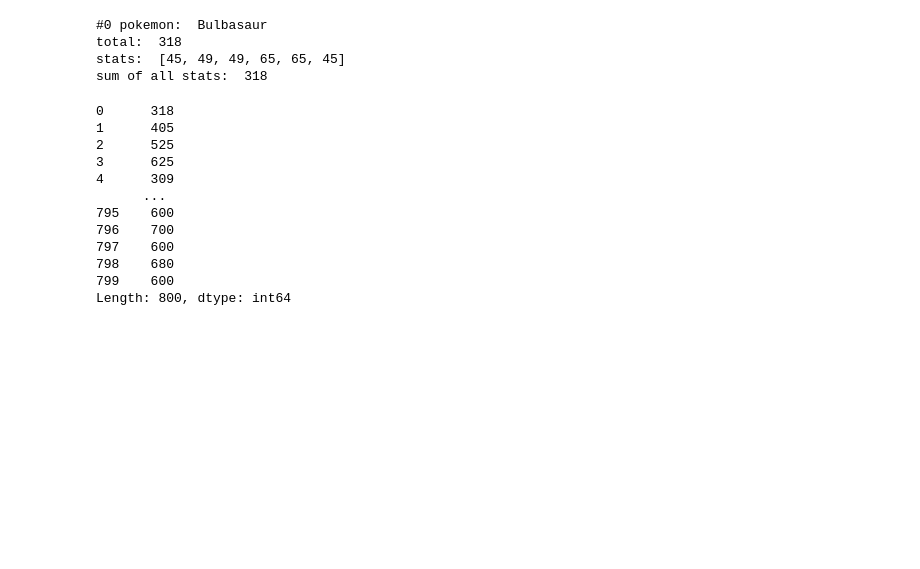
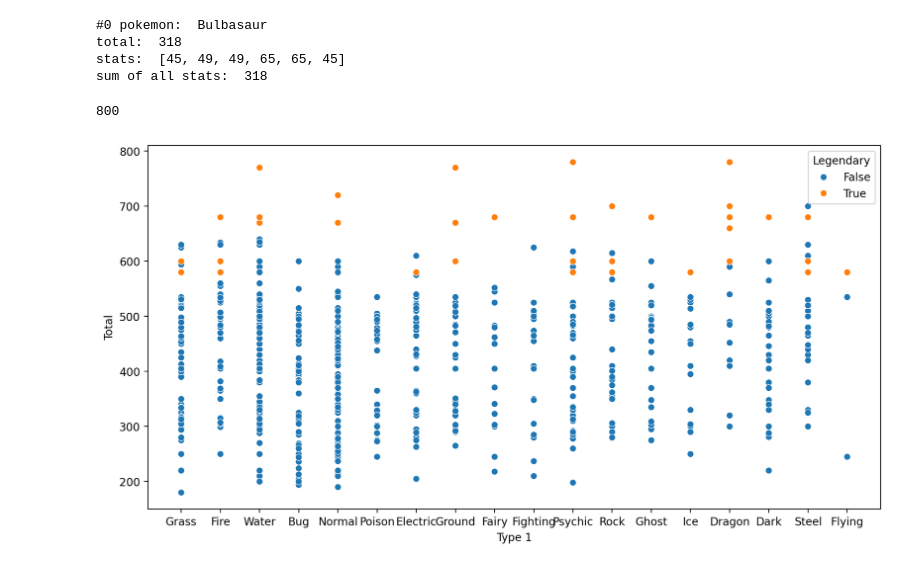
Before and after one commit to Junseong-Yoon/second-repository, a Jupyter notebook: Pokemon.ipynb, the cells around one changed output. Cells and saved outputs as stored; diff of their text form; code cells hidden in the pictures; blank space fills up the shorter version.

```diff
--- a/Pokemon.ipynb
+++ b/Pokemon.ipynb
@@ -248,17 +248,20 @@ total:  318
 stats:  [45, 49, 49, 65, 65, 45]
 sum of all stats:  318
 # %%
-pokemon[stats].sum(axis=1)
+pokemon_stats = pokemon[stats].sum(axis=1) #각 포켓몬의 스탯 합계를 계산하여 pokemon_stats에 저장
+
+same_stats = (pokemon_stats == pokemon['Total']).sum() #pokemon_stats와 pokemon['Total']이 같은지 비교하여 같은 개수를 셌음.
+
+same_stats #결과값 800으로 스탯과 total 값이 일치함.
 # %% [output]
-0      318
-1      405
-2      525
-3      625
-4      309
-      ...
-795    600
-796    700
-797    600
-798    680
-799    600
-Length: 800, dtype: int64
+800
+# %%
+fig, ax = plt.subplots()
+fig.set_size_inches(12, 6)
+
+sns.scatterplot(data=pokemon, x="Type 1", y="Total", hue="Legendary")
+plt.show()
+
+#전설의 포켓몬은 스탯값이 평균적으로 높음. #hue는 범주형 변수를 색상으로 구분하는 역할을 함.
+# %% [output]
+[figure, added]
```
Also changed, not shown: parts of 31 cells of this notebook, 1 other file.
